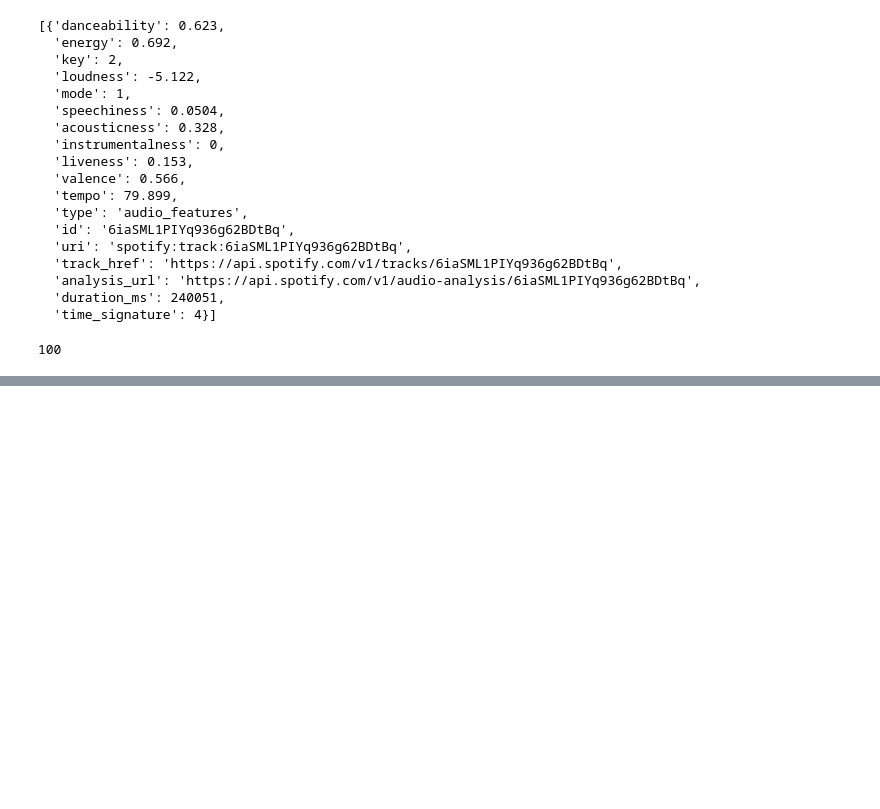
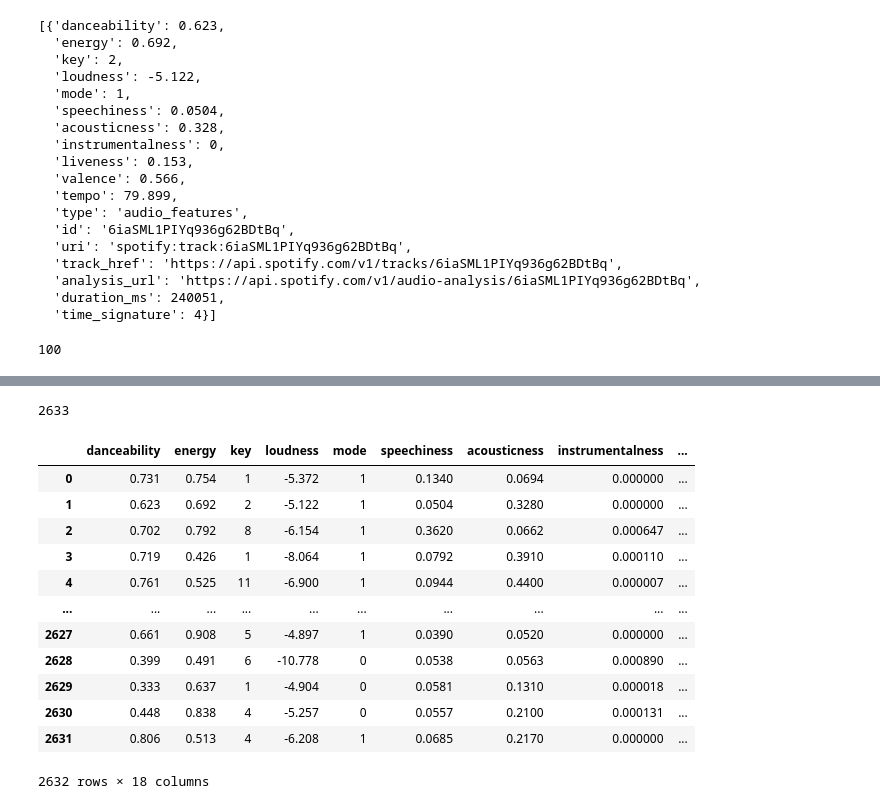
Before and after one commit to sariiimmmm/IronSarinaLab, a Jupyter notebook: week6/Untitled Folder/Lab | API wrappers ( Sarina Masoumi OCT 22).ipynb, the cells around one changed output, grey strips where cells are left out. Drawn from its saved outputs; the diff is of its cells as text; code cells hidden in the pictures; blank space fills up the shorter version.

```diff
--- a/week6/Untitled Folder/Lab | API wrappers ( Sarina Masoumi OCT 22).ipynb
+++ b/week6/Untitled Folder/Lab | API wrappers ( Sarina Masoumi OCT 22).ipynb
@@ -60,0 +109,7 @@ NameError: name 'get_playlist_tracks' is not defined
+# %%
+
+list_of_tracks=[]
+
+for playlist_id in list_of_playlists:
+    list_of_tracks.extend(get_playlist_tracks(username, playlist_id))
+len(list_of_tracks)
@@ -60,0 +124,12 @@ NameError: name 'get_playlist_tracks' is not defined
+# %%
+
+def get_features(playlist):
+    list_of_audio_features=[]
+    for index in range(len(playlist)):
+        try:
+            song_id = playlist[index]["track"]["id"]
+            features = sp.audio_features(song_id)[0]
+            list_of_audio_features.append(features)
+        except:
+            pass
+    return(list_of_audio_features)
@@ -60,0 +160,26 @@ NameError: name 'get_playlist_tracks' is not defined
+# %%
+list_of_audio_features = get_features(list_of_tracks)
+
+
+len(list_of_audio_features)
+# %% [output]
+2633
+# %%
+list_of_audio_features = [i for i in list_of_audio_features if i]
+# %%
+df=pd.DataFrame(list_of_audio_features)
+df
+# %% [output]
+|  | danceability | energy | key | loudness | mode | speechiness | acousticness | instrumentalness | ... |
+| 0 | 0.731 | 0.754 | 1 | -5.372 | 1 | 0.1340 | 0.0694 | 0.000000 | ... |
+| 1 | 0.623 | 0.692 | 2 | -5.122 | 1 | 0.0504 | 0.3280 | 0.000000 | ... |
+| 2 | 0.702 | 0.792 | 8 | -6.154 | 1 | 0.3620 | 0.0662 | 0.000647 | ... |
+| 3 | 0.719 | 0.426 | 1 | -8.064 | 1 | 0.0792 | 0.3910 | 0.000110 | ... |
+| 4 | 0.761 | 0.525 | 11 | -6.900 | 1 | 0.0944 | 0.4400 | 0.000007 | ... |
+| ... | ... | ... | ... | ... | ... | ... | ... | ... | ... |
+| 2627 | 0.661 | 0.908 | 5 | -4.897 | 1 | 0.0390 | 0.0520 | 0.000000 | ... |
+| 2628 | 0.399 | 0.491 | 6 | -10.778 | 0 | 0.0538 | 0.0563 | 0.000890 | ... |
+| 2629 | 0.333 | 0.637 | 1 | -4.904 | 0 | 0.0581 | 0.1310 | 0.000018 | ... |
+| 2630 | 0.448 | 0.838 | 4 | -5.257 | 0 | 0.0557 | 0.2100 | 0.000131 | ... |
+| 2631 | 0.806 | 0.513 | 4 | -6.208 | 1 | 0.0685 | 0.2170 | 0.000000 | ... |
+2632 rows × 18 columns
```
Also changed, not shown: parts of 29 cells of this notebook, 2 other files.
